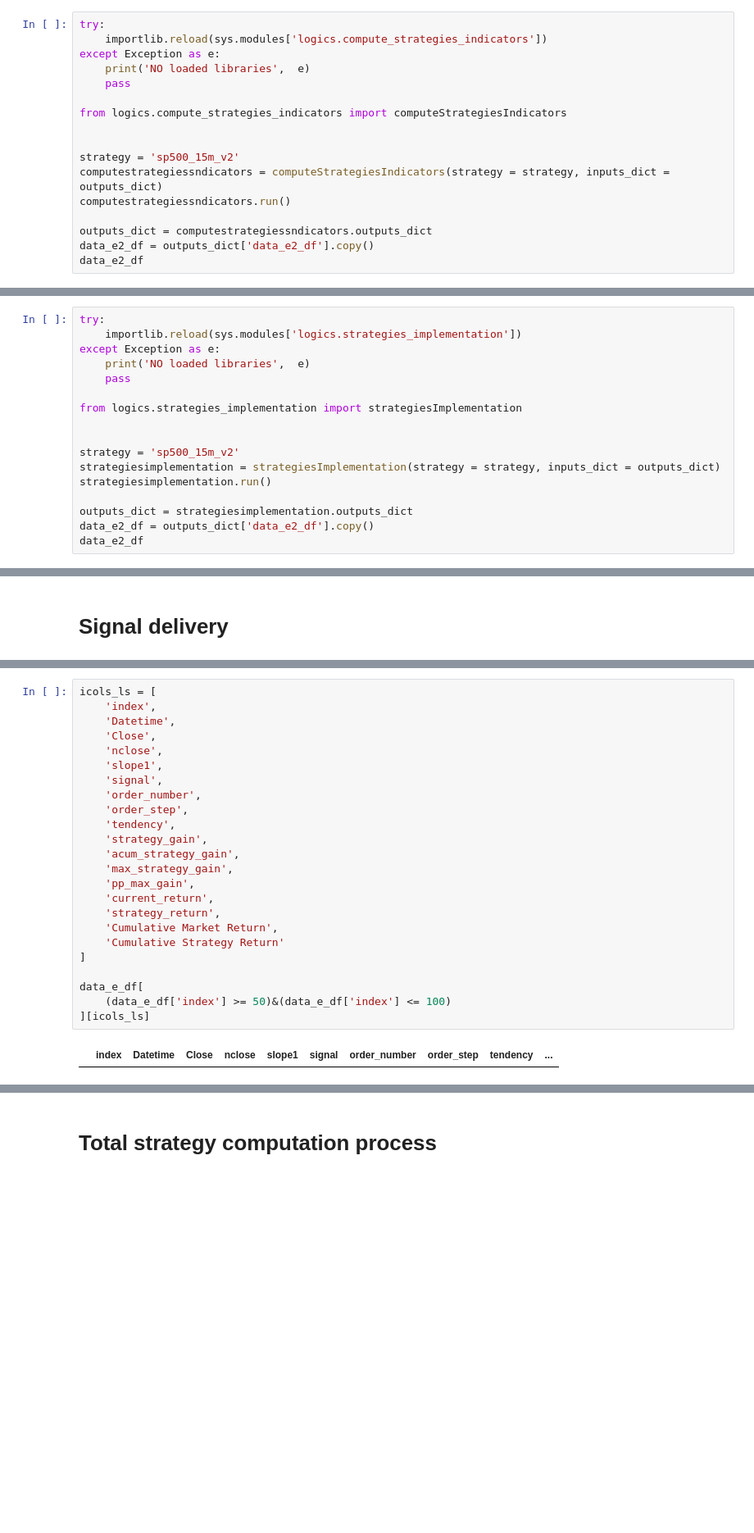
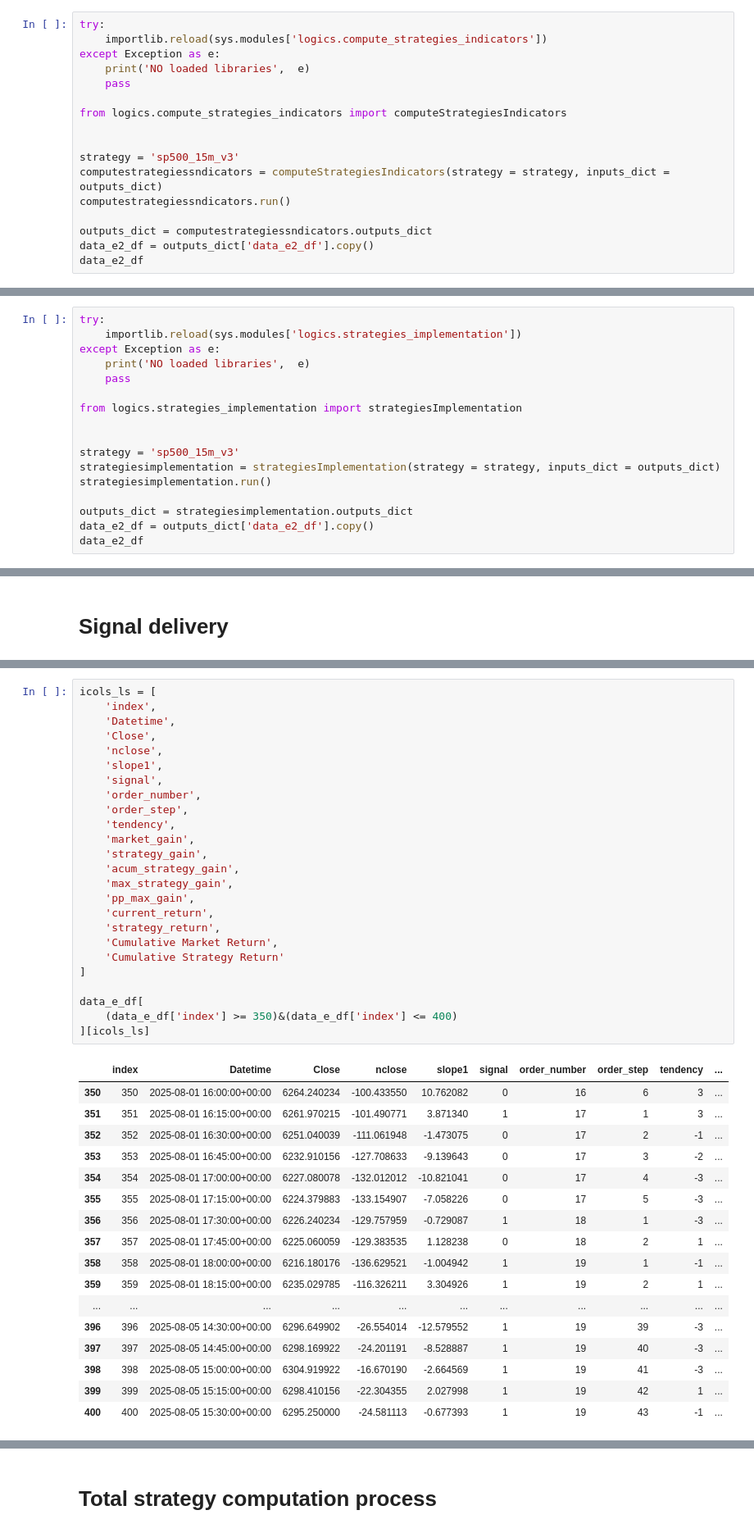
Before and after one commit to willyuyasan/airflow_predictive, a Jupyter notebook: dags/src/trading/Sp500_15m_strategy_v3.ipynb, the cells around one changed output, grey strips where cells are left out. Shown at 82% size. Saved outputs shown, nothing was run; the diff lists cells and outputs as text; blank space fills up the shorter version.

```diff
--- a/dags/src/trading/Sp500_15m_strategy_v3.ipynb
+++ b/dags/src/trading/Sp500_15m_strategy_v3.ipynb
@@ -80,7 +80,7 @@ except Exception as e:
 from logics.compute_strategies_indicators import computeStrategiesIndicators
 
 
-strategy = 'sp500_15m_v2'
+strategy = 'sp500_15m_v3'
 computestrategiessndicators = computeStrategiesIndicators(strategy = strategy, inputs_dict = outputs_dict)
 computestrategiessndicators.run()
 
@@ -140,7 +141,7 @@ except Exception as e:
 from logics.strategies_implementation import strategiesImplementation
 
 
-strategy = 'sp500_15m_v2'
+strategy = 'sp500_15m_v3'
 strategiesimplementation = strategiesImplementation(strategy = strategy, inputs_dict = outputs_dict)
 strategiesimplementation.run()
 
@@ -290,29 +296,46 @@ data_e_df[icols_ls].tail(50)
 # %%
 icols_ls = [
     'index',
     'Datetime',
     'Close',
     'nclose',
     'slope1',
     'signal',
     'order_number',
     'order_step',
     'tendency',
+    'market_gain',
     'strategy_gain',
     'acum_strategy_gain',
     'max_strategy_gain',
     'pp_max_gain',
     'current_return',
     'strategy_return',
     'Cumulative Market Return',
     'Cumulative Strategy Return'
 ]
 
 data_e_df[
-    (data_e_df['index'] >= 50)&(data_e_df['index'] <= 100)
+    (data_e_df['index'] >= 350)&(data_e_df['index'] <= 400)
 ][icols_ls]
 # %% [output]
 |  | index | Datetime | Close | nclose | slope1 | signal | order_number | order_step | tendency | ... |
+| 350 | 350 | 2025-08-01 16:00:00+00:00 | 6264.240234 | -100.433550 | 10.762082 | 0 | 16 | 6 | 3 | ... |
+| 351 | 351 | 2025-08-01 16:15:00+00:00 | 6261.970215 | -101.490771 | 3.871340 | 1 | 17 | 1 | 3 | ... |
+| 352 | 352 | 2025-08-01 16:30:00+00:00 | 6251.040039 | -111.061948 | -1.473075 | 0 | 17 | 2 | -1 | ... |
+| 353 | 353 | 2025-08-01 16:45:00+00:00 | 6232.910156 | -127.708633 | -9.139643 | 0 | 17 | 3 | -2 | ... |
+| 354 | 354 | 2025-08-01 17:00:00+00:00 | 6227.080078 | -132.012012 | -10.821041 | 0 | 17 | 4 | -3 | ... |
+| 355 | 355 | 2025-08-01 17:15:00+00:00 | 6224.379883 | -133.154907 | -7.058226 | 0 | 17 | 5 | -3 | ... |
+| 356 | 356 | 2025-08-01 17:30:00+00:00 | 6226.240234 | -129.757959 | -0.729087 | 1 | 18 | 1 | -3 | ... |
+| 357 | 357 | 2025-08-01 17:45:00+00:00 | 6225.060059 | -129.383535 | 1.128238 | 0 | 18 | 2 | 1 | ... |
+| 358 | 358 | 2025-08-01 18:00:00+00:00 | 6216.180176 | -136.629521 | -1.004942 | 1 | 19 | 1 | -1 | ... |
+| 359 | 359 | 2025-08-01 18:15:00+00:00 | 6235.029785 | -116.326211 | 3.304926 | 1 | 19 | 2 | 1 | ... |
+| ... | ... | ... | ... | ... | ... | ... | ... | ... | ... | ... |
+| 396 | 396 | 2025-08-05 14:30:00+00:00 | 6296.649902 | -26.554014 | -12.579552 | 1 | 19 | 39 | -3 | ... |
+| 397 | 397 | 2025-08-05 14:45:00+00:00 | 6298.169922 | -24.201191 | -8.528887 | 1 | 19 | 40 | -3 | ... |
+| 398 | 398 | 2025-08-05 15:00:00+00:00 | 6304.919922 | -16.670190 | -2.664569 | 1 | 19 | 41 | -3 | ... |
+| 399 | 399 | 2025-08-05 15:15:00+00:00 | 6298.410156 | -22.304355 | 2.027998 | 1 | 19 | 42 | 1 | ... |
+| 400 | 400 | 2025-08-05 15:30:00+00:00 | 6295.250000 | -24.581113 | -0.677393 | 1 | 19 | 43 | -1 | ... |
 # %%
 try:
     importlib.reload(sys.modules['logics.deliver_last_signal'])
```
Also changed, not shown: parts of 13 cells of this notebook, 7 other files.
